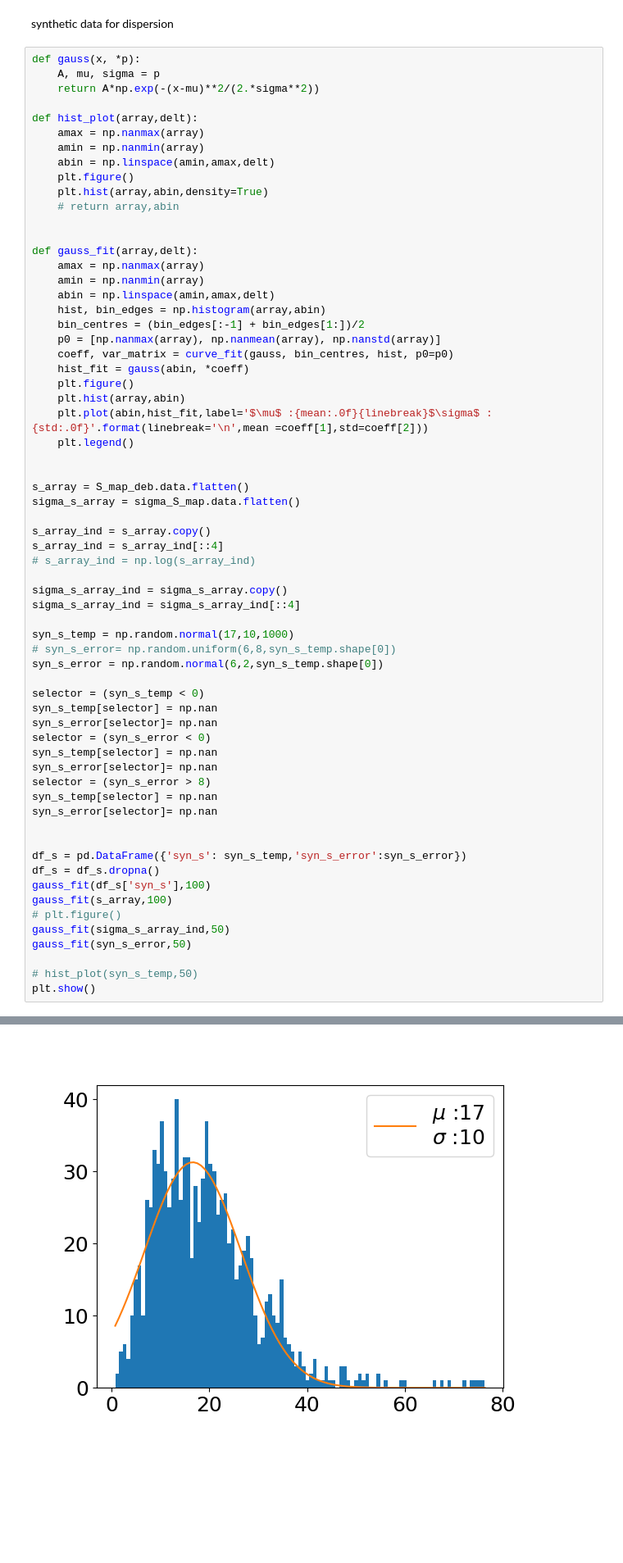
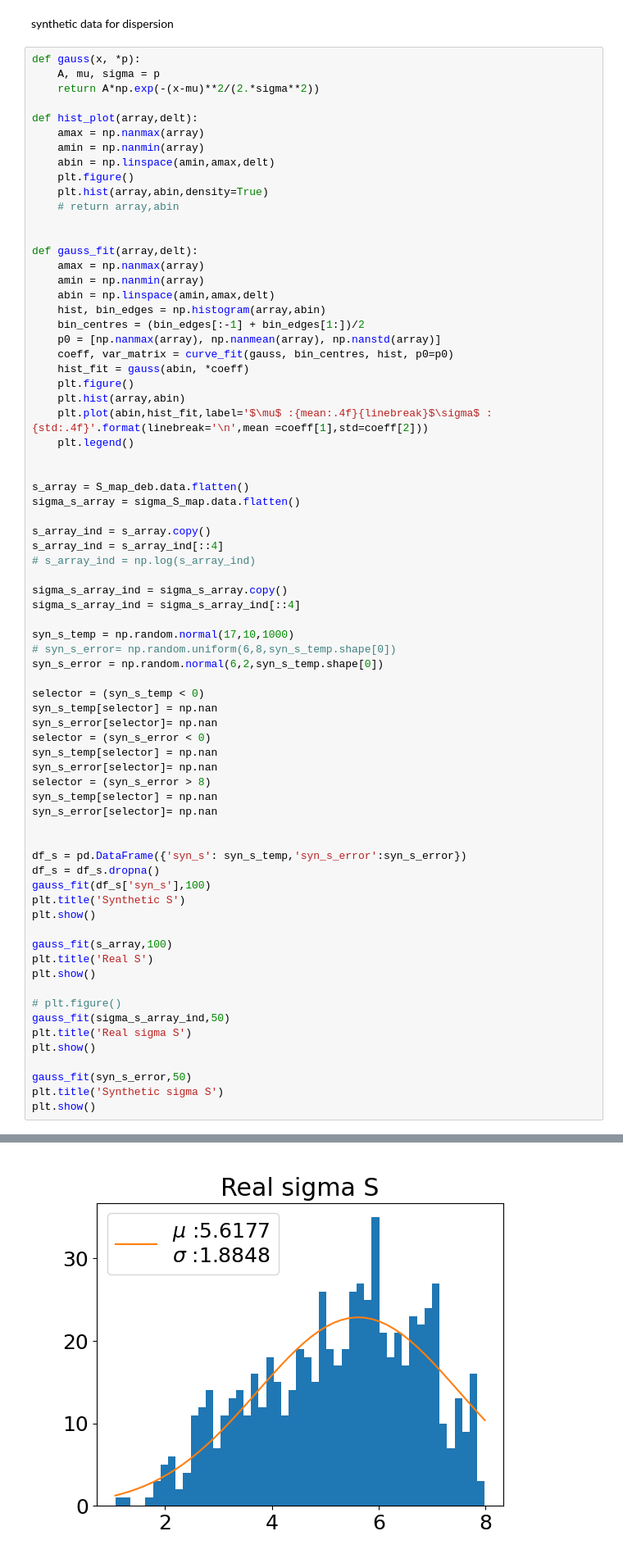
Before and after one commit to Siddharth3-14/Internship-MIT, a Jupyter notebook: bootstrap.ipynb, the cells around one changed output, grey strips where cells are left out. Shown at 82% size. Saved outputs shown, nothing was run; the diff lists cells and outputs as text; blank space fills up the shorter version.

```diff
--- a/bootstrap.ipynb
+++ b/bootstrap.ipynb
@@ -248,7 +289,7 @@ def gauss_fit(array,delt):
     hist_fit = gauss(abin, *coeff)
     plt.figure()
     plt.hist(array,abin)
-    plt.plot(abin,hist_fit,label='$\mu$ :{mean:.0f}{linebreak}$\sigma$ :{std:.0f}'.format(linebreak='\n',mean =coeff[1],std=coeff[2]))
+    plt.plot(abin,hist_fit,label='$\mu$ :{mean:.4f}{linebreak}$\sigma$ :{std:.4f}'.format(linebreak='\n',mean =coeff[1],std=coeff[2]))
     plt.legend()
 
 
@@ -280,11 +321,19 @@ syn_s_error[selector]= np.nan
 df_s = pd.DataFrame({'syn_s': syn_s_temp,'syn_s_error':syn_s_error})
 df_s = df_s.dropna()
 gauss_fit(df_s['syn_s'],100)
+plt.title('Synthetic S')
+plt.show()
+
 gauss_fit(s_array,100)
+plt.title('Real S')
+plt.show()
+
 # plt.figure()
 gauss_fit(sigma_s_array_ind,50)
+plt.title('Real sigma S')
+plt.show()
+
 gauss_fit(syn_s_error,50)
-
-# hist_plot(syn_s_temp,50)
+plt.title('Synthetic sigma S')
 plt.show()
 # %% [output]
@@ -293 +342 @@ plt.show()
-[figure, old version]
+[figure, new version]
```
Also changed, not shown: parts of 13 cells of this notebook, 3 other files.
